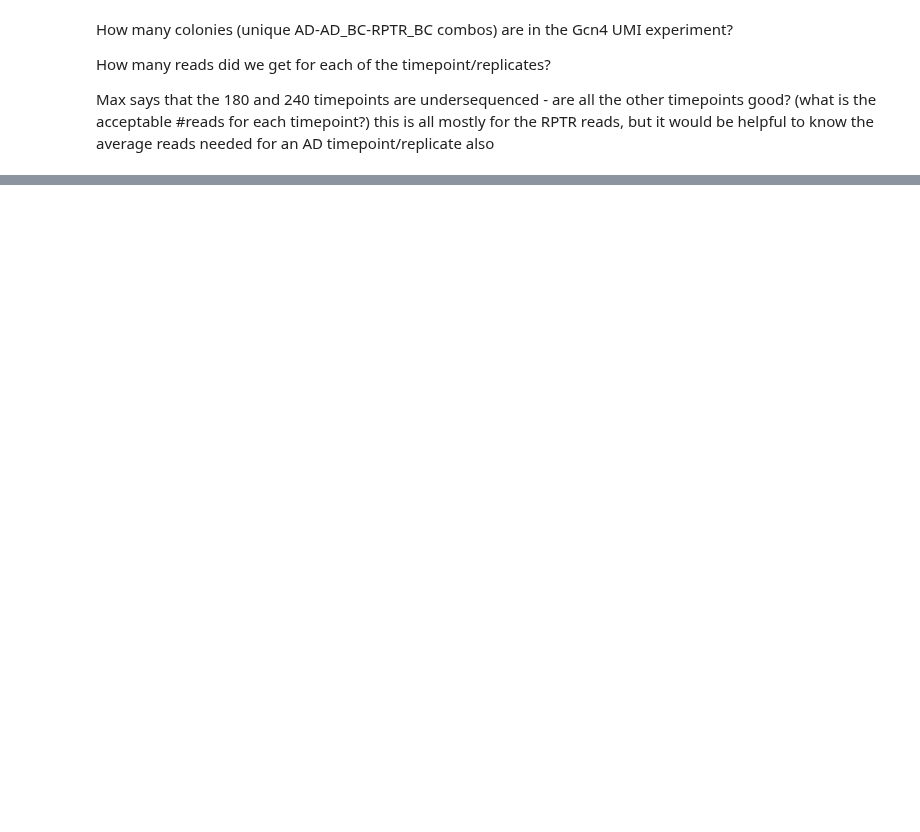
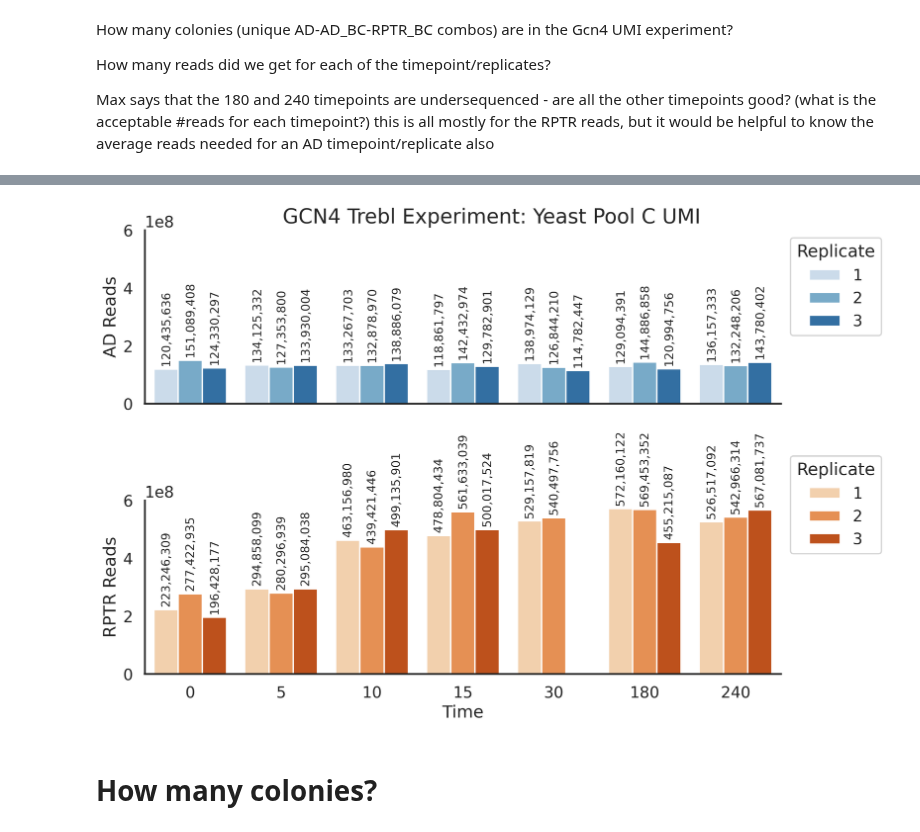
Before and after one commit to sanjanakotha/TREBL-analysis, a Jupyter notebook: notebooks/GCN4/MZ Colony Count Questions.ipynb, the cells around one changed output, grey strips where cells are left out. Cells and saved outputs as stored; diff of their text form; code cells hidden in the pictures; blank space fills up the shorter version.

```diff
--- a/notebooks/GCN4/MZ Colony Count Questions.ipynb
+++ b/notebooks/GCN4/MZ Colony Count Questions.ipynb
@@ -27,3 +27,20 @@ How many reads did we get for each of the timepoint/replicates?
 
 Max says that the 180 and 240 timepoints are undersequenced - are all the other timepoints good? (what is the acceptable #reads for each timepoint?)
 this is all mostly for the RPTR reads, but it would be helpful to know the average reads needed for an AD timepoint/replicate also
+# %%
+# Path to your DuckDB database
+db_path = "/global/scratch/projects/fc_mvslab/OpenProjects/Sanjana/TREBL/duckdb/GCN4_final.db"
+
+# Connect to the database
+con = duckdb.connect(database=db_path)  # read_only=True if you don't want to modify
+# %%
+# Get all tables (as list of tuples)
+tables = con.execute("SHOW TABLES").fetchall()
+
+# Flatten to get table names as strings
+tables = [t[0] for t in tables]  # t[0] is the table name
+
+# Keep only tables starting with your prefix
+trebl_exp_tables = [t for t in tables if t.startswith('trebl_experiment_yeast_pool_C_umi') and 'initial' in t and 'grouped' not in t and "UMI" not in t]
+for table in trebl_exp_tables:
+    print(table)
@@ -29,0 +127,3 @@ this is all mostly for the RPTR reads, but it would be helpful to know the avera
+# %%
+reads_per_sample_pivot = pd.pivot(columns = "seq", index= ["time", "rep"], values = 'reads', data = reads_per_sample)
+reads_per_sample_pivot
@@ -29,0 +151,55 @@ this is all mostly for the RPTR reads, but it would be helpful to know the avera
+# %%
+# Set style
+sns.set(style="white")
+
+df = reads_per_sample_pivot.reset_index()
+
+df['time'] = pd.to_numeric(df['time'], errors='coerce')
+df['rep'] = df['rep'].astype(str)  # convert to string for hue
+
+sns.set_context('talk')
+
+# Create figure with 2 subplots (AD and RPTR)
+fig, axes = plt.subplots(2, 1, figsize=(12, 8), sharex=True, sharey = True, dpi = 300)
+
+# Plot AD reads
+ax = axes[0]
+
+sns.barplot(data=df, x='time', y='AD', hue='rep', palette='Blues', ci=None, ax=axes[0])
+axes[0].set_ylabel('AD Reads')
+axes[0].legend(title='Replicate', loc = 'upper right', bbox_to_anchor = (1.17,1))
+axes[0].set_xlabel("")
+
+# Annotate counts above bars
+for p in ax.patches:
+    height = p.get_height()
+    if not pd.isna(height):
+        ax.annotate(f'{int(height):,}',
+                    (p.get_x() + p.get_width() / 2., height + 10000000),
+                    ha='center', va='bottom', rotation=90, fontsize='x-small')
+
+# Plot RPTR reads
+ax = axes[1]
+
+sns.barplot(data=df, x='time', y='RPTR', hue='rep', palette='Oranges', ci=None, ax=axes[1])
+axes[1].set_ylabel('RPTR Reads')
+axes[1].set_xlabel('Time')
+axes[1].legend(title='Replicate', loc = 'upper right', bbox_to_anchor = (1.17,1.3))
+
+# Annotate counts above bars
+for p in ax.patches:
+    height = p.get_height()
+    if not pd.isna(height):
+        ax.annotate(f'{int(height):,}',
+                    (p.get_x() + p.get_width() / 2., height + 10000000),
+                    ha='center', va='bottom', rotation=90, fontsize='x-small')
+
+sns.despine()
+plt.tight_layout()
+
+plt.suptitle("GCN4 Trebl Experiment: Yeast Pool C UMI")
+plt.show()
+# %% [output]
+[figure, added]
+# %% [markdown]
+# How many colonies?
```
Also changed, not shown: parts of 14 cells of this notebook, 36 other files.
